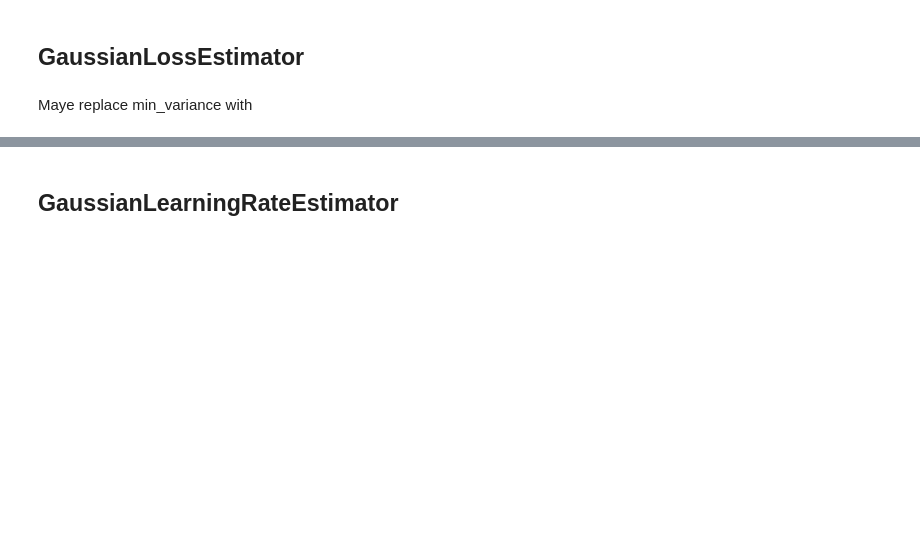
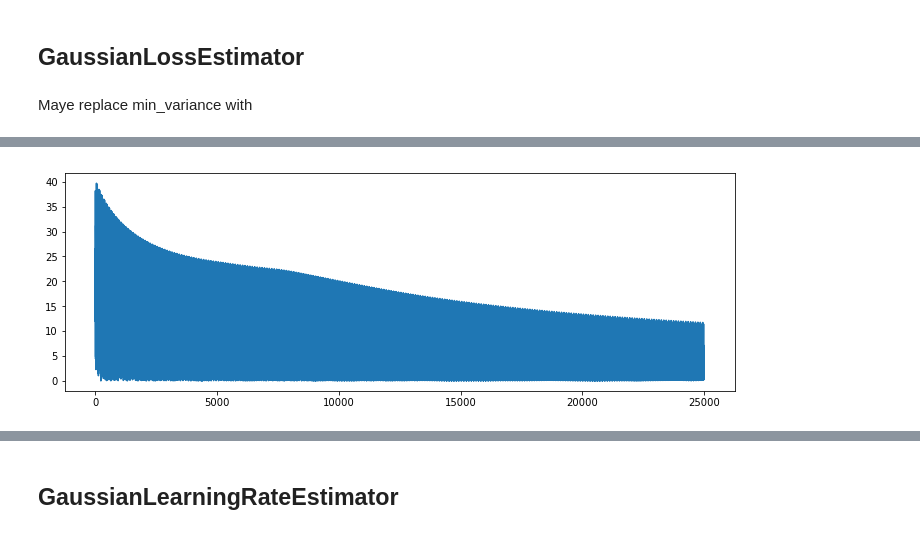
Before and after one commit to wooohoooo/Master-Thesis, a Jupyter notebook: Estimators_elaborate.ipynb, the cells around one changed output, grey strips where cells are left out. Saved outputs shown, nothing was run; the diff lists cells and outputs as text; code cells hidden in the pictures; blank space fills up the shorter version.

```diff
--- a/Estimators_elaborate.ipynb
+++ b/Estimators_elaborate.ipynb
@@ -231,0 +215,4 @@ plt.plot(np.squeeze(gauss_error_list))
+# %%
+plot_error(errors)
+# %% [output]
+[figure, added]
```
Also changed, not shown: parts of 26 cells of this notebook, 3 other files.
